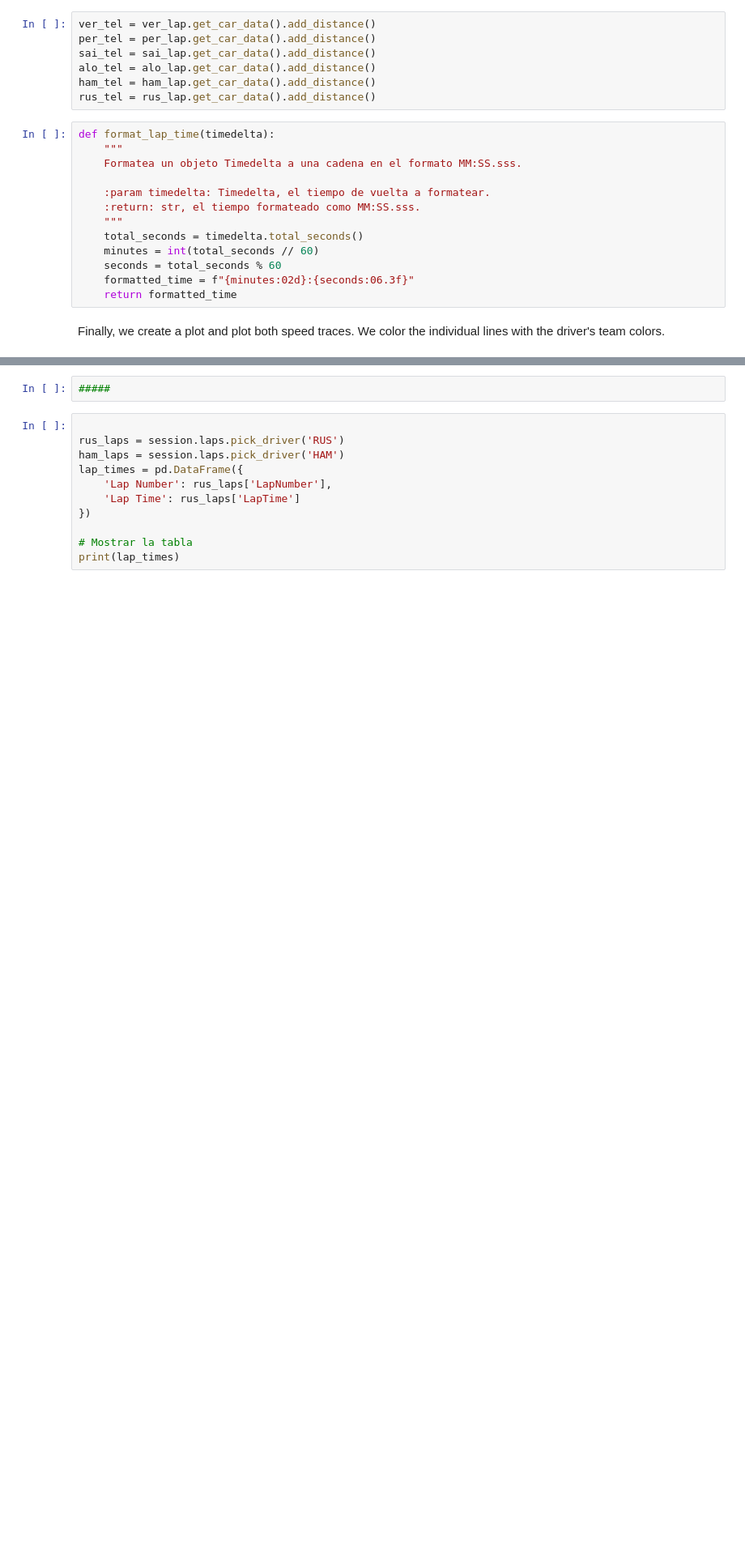
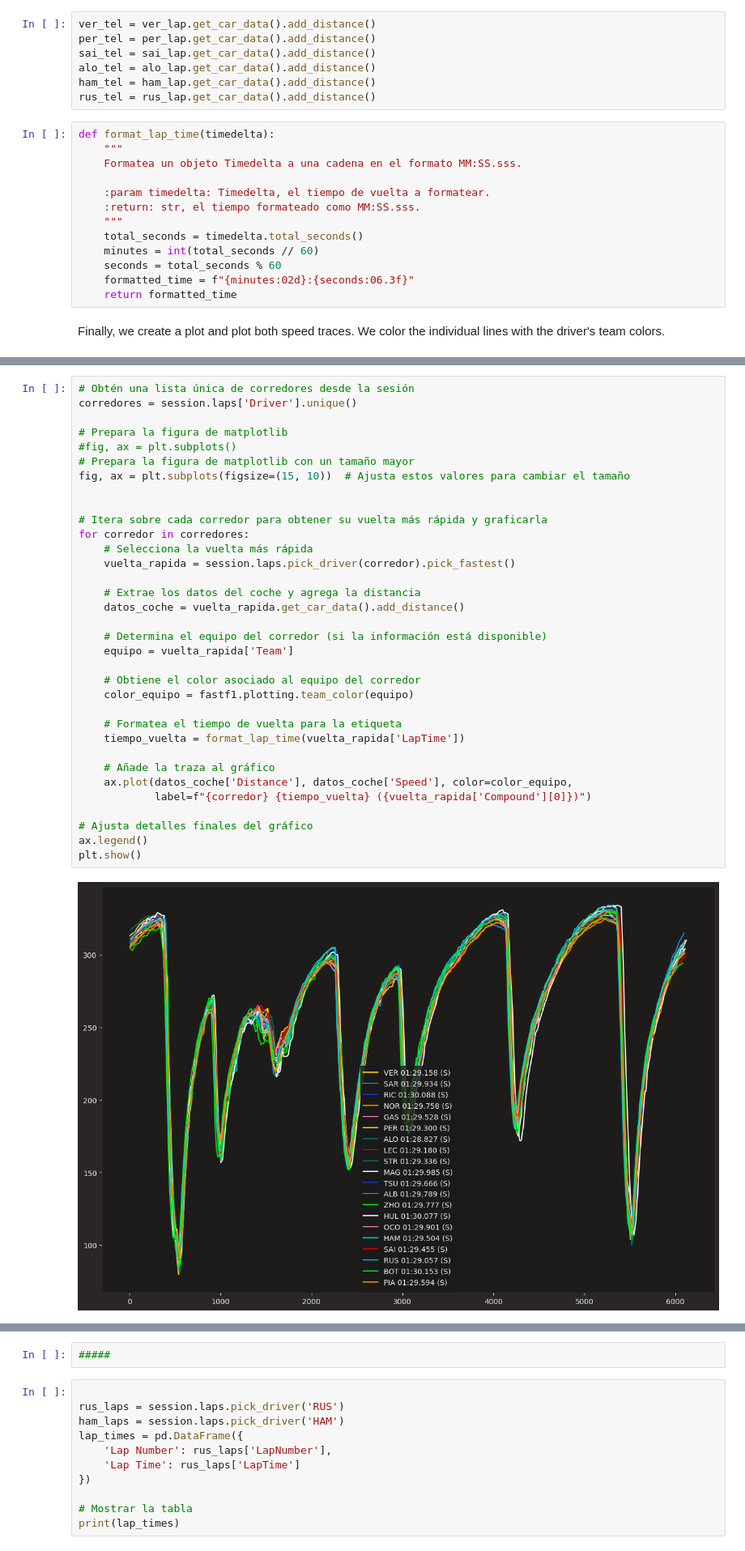
Before and after one commit to enrimr/f1-analysis-jupyter, a Jupyter notebook: plot_speed_traces.ipynb, the cells around one changed output, grey strips where cells are left out. Shown at 81% size. Cells and saved outputs as stored; diff of their text form; blank space fills up the shorter version.

```diff
--- a/plot_speed_traces.ipynb
+++ b/plot_speed_traces.ipynb
@@ -120,0 +129,36 @@ plt.show()
+# %%
+# Obtén una lista única de corredores desde la sesión
+corredores = session.laps['Driver'].unique()
+
+# Prepara la figura de matplotlib
+#fig, ax = plt.subplots()
+# Prepara la figura de matplotlib con un tamaño mayor
+fig, ax = plt.subplots(figsize=(15, 10))  # Ajusta estos valores para cambiar el tamaño
+
+
+# Itera sobre cada corredor para obtener su vuelta más rápida y graficarla
+for corredor in corredores:
+    # Selecciona la vuelta más rápida
+    vuelta_rapida = session.laps.pick_driver(corredor).pick_fastest()
+
+    # Extrae los datos del coche y agrega la distancia
+    datos_coche = vuelta_rapida.get_car_data().add_distance()
+
+    # Determina el equipo del corredor (si la información está disponible)
+    equipo = vuelta_rapida['Team']
+
+    # Obtiene el color asociado al equipo del corredor
+    color_equipo = fastf1.plotting.team_color(equipo)
+
+    # Formatea el tiempo de vuelta para la etiqueta
+    tiempo_vuelta = format_lap_time(vuelta_rapida['LapTime'])
+
+    # Añade la traza al gráfico
+    ax.plot(datos_coche['Distance'], datos_coche['Speed'], color=color_equipo,
+            label=f"{corredor} {tiempo_vuelta} ({vuelta_rapida['Compound'][0]})")
+
+# Ajusta detalles finales del gráfico
+ax.legend()
+plt.show()
+# %% [output]
+[figure, added]
```
Also changed, not shown: parts of 11 cells of this notebook.
